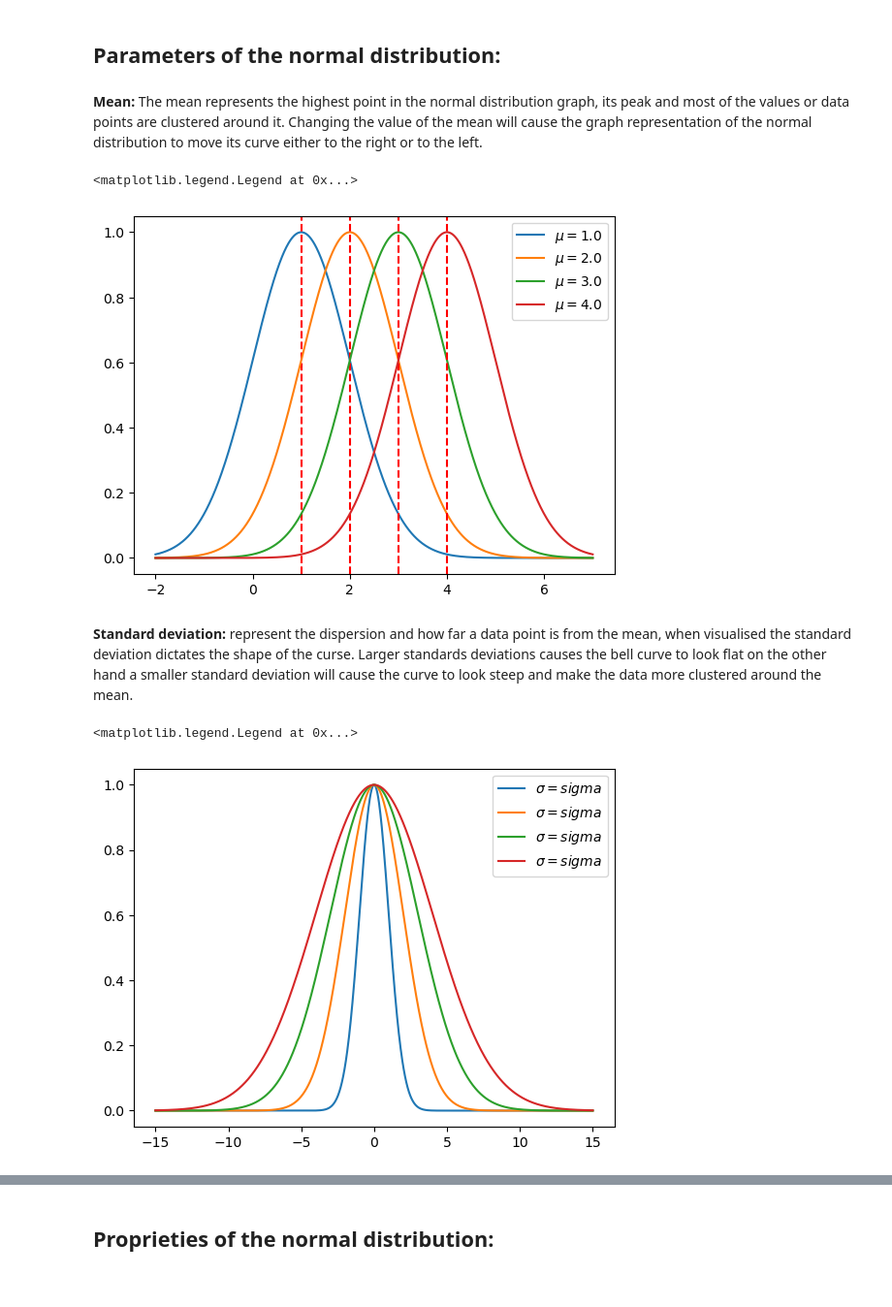
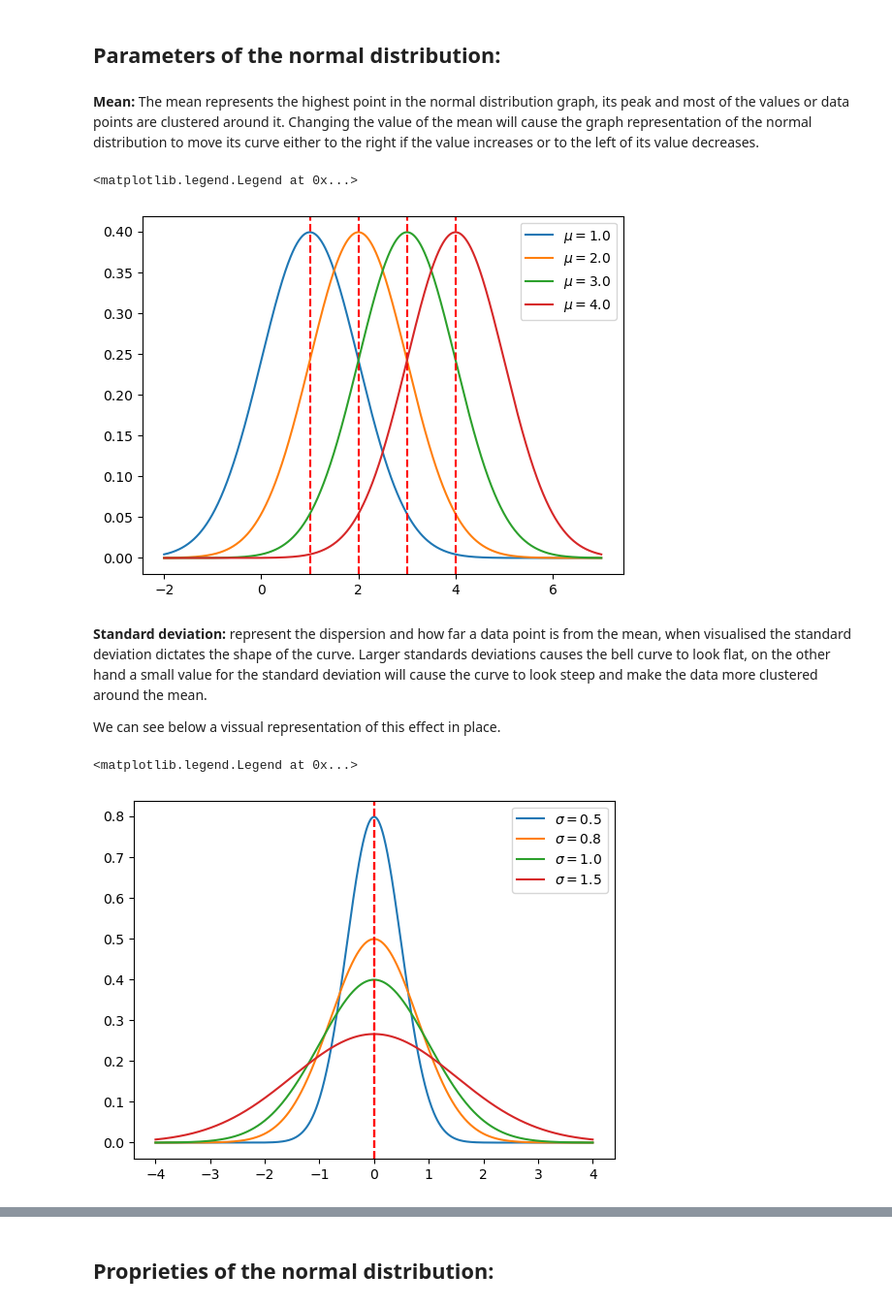
Before and after one commit to ReRiva/funddata-assessment, a Jupyter notebook: Assessment/normal-distribution-project.ipynb, the cells around one changed output, grey strips where cells are left out. Shown at 97% size. Saved outputs shown, nothing was run; the diff lists cells and outputs as text; code cells hidden in the pictures.

```diff
--- a/Assessment/normal-distribution-project.ipynb
+++ b/Assessment/normal-distribution-project.ipynb
@@ -10,11 +10,9 @@ Normal Distribution, also known as Gaussian or Gauss distribution is a type of p
 # %% [markdown]
 ## Parameters of the normal distribution:
 # %% [markdown]
-**Mean:** The mean represents the highest point in the normal distribution graph, its peak and most of the values or data points are clustered around it. Changing the value of the mean will cause the graph representation of the normal distribution to move its curve either to the right or to the left.
+**Mean:** The mean represents the highest point in the normal distribution graph, its peak and most of the values or data points are clustered around it. Changing the value of the mean will cause the graph representation of the normal distribution to move its curve either to the right if the value increases or to the left of its value decreases.
 # %%
 ## Example of mean effect on a normal distribuition
-
-rng = np.random.default_rng()
 
 #Mean and standart deviation
 mu, sigma = 0.0 , 1.0
@@ -22,30 +20,34 @@ mu, sigma = 0.0 , 1.0
 ## Creating values for X
 x = np.linspace(-2, 7, 1000)
 
+# Probability Density Function:
+
+
 for mu in [1.0, 2.0, 3.0, 4.0]:
-    plt.plot(x, np.exp(-((x-mu)**2 / (2 * sigma**2))), label= rf'$\mu = {mu}$')
+    plt.plot(x, (1.0 / np.sqrt(2 * np.pi * sigma**2) * np.exp(-((x - mu)**2 / (2 * sigma**2)))), label= rf'$\mu = {mu}$')
     # Mean line for each function
     plt.axvline(mu, color="red",linestyle="--")
 plt.legend()
 # %% [output]
 <matplotlib.legend.Legend at 0x...>
-[figure, old version]
+[figure, new version]
 # %% [markdown]
-**Standard deviation:** represent the dispersion and how far a data point is from the mean, when visualised the standard deviation dictates the shape of the curse. Larger standards deviations causes the bell curve to look flat on the other hand a smaller standard deviation will cause the curve to look steep and make the data more clustered around the mean.
+**Standard deviation:** represent the dispersion and how far a data point is from the mean, when visualised the standard deviation dictates the shape of the curve. Larger standards deviations causes the bell curve to look flat, on the other hand a small value for the standard deviation will cause the curve to look steep and make the data more clustered around the mean.
+
+We can see below a vissual representation of this effect in place.
 # %%
 ## Example of mean effect on a normal distribuition shape
 
-rng = np.random.default_rng()
-
 #Mean and standart deviation
-mu, sigma = 0.0 , 3.0
+mu, sigma = 0.0 , 1.0
 
 ## Creating values for X
-x = np.linspace(-15, 15, 1000)
+x = np.linspace(-4, 4, 1000)
 
-for sigma in [1.0, 2.0, 3.0, 4.0]:
-    plt.plot(x, np.exp(-((x-mu)**2 / (2 * sigma**2))), label= rf'$\sigma = sigma$')
+for sigma in [0.5, 0.8, 1.0, 1.5]:
+    plt.plot(x, (1.0 / np.sqrt(2 * np.pi * sigma**2) * np.exp(-((x - mu)**2 / (2 * sigma**2)))), label= rf'$\sigma = {sigma}$')
+    plt.axvline(mu, color="red",linestyle="--")
 plt.legend()
 # %% [output]
 <matplotlib.legend.Legend at 0x...>
-[figure, old version]
+[figure, new version]
```
Also changed, not shown: parts of 11 cells of this notebook.
